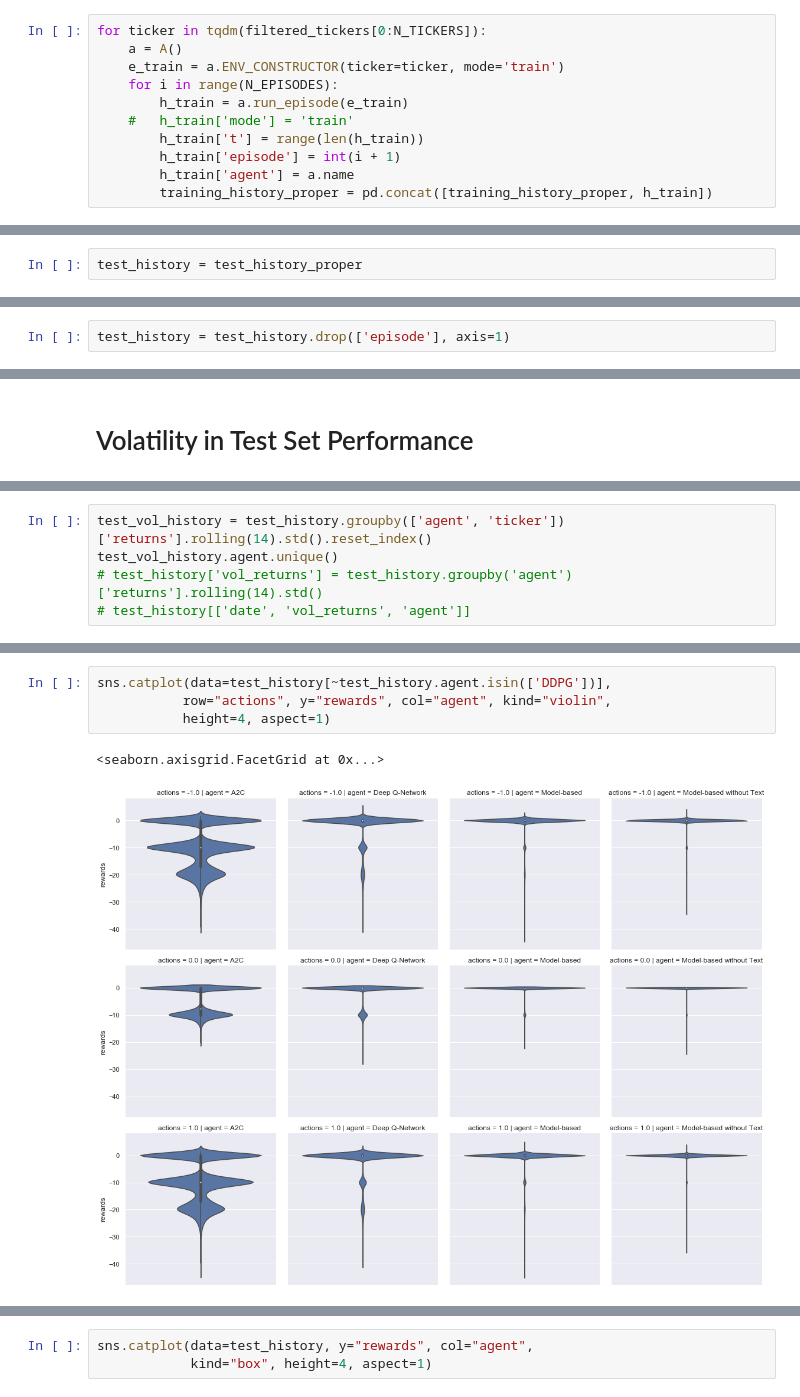
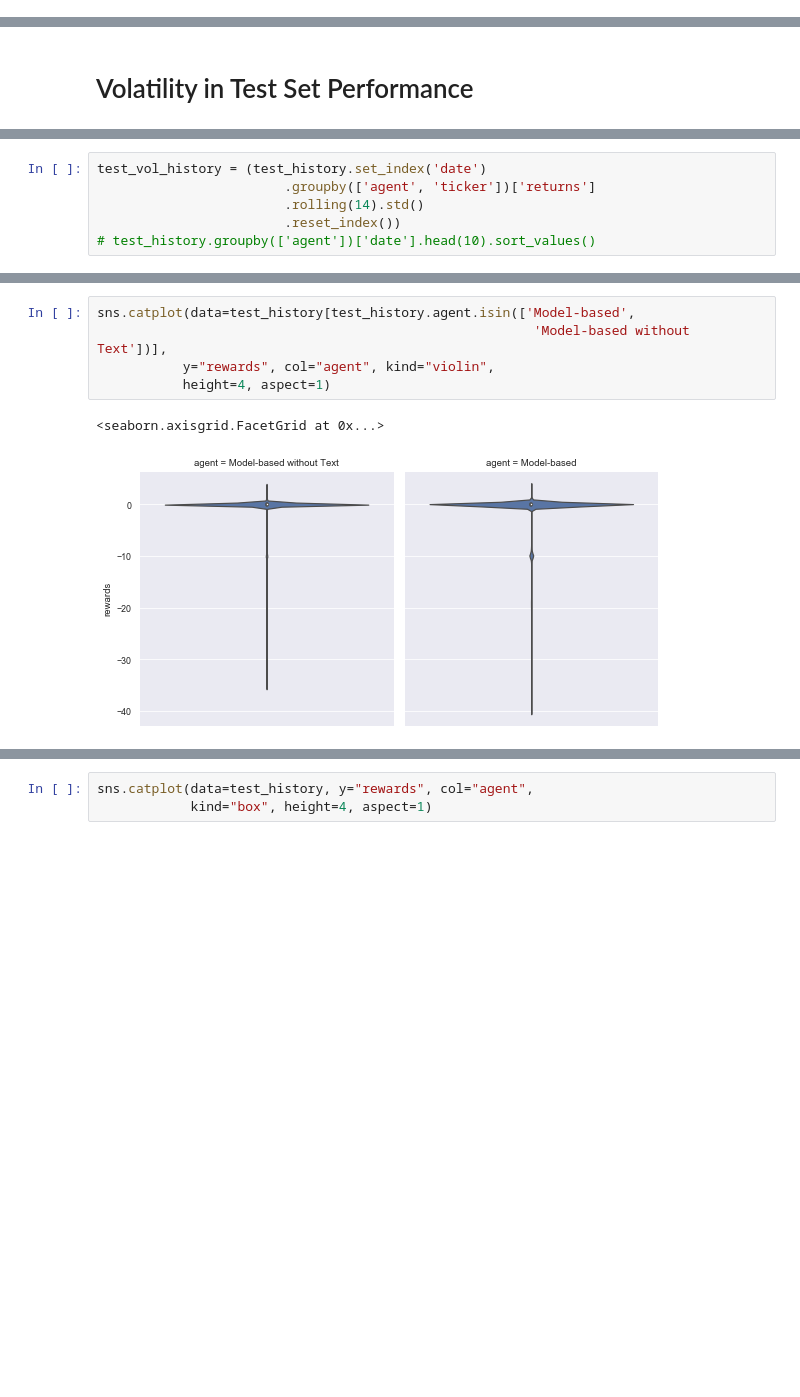
Before and after one commit to AaruranLog/rl-trading, a Jupyter notebook: experiments.ipynb, the cells around one changed output, grey strips where cells are left out. Drawn from its saved outputs; the diff is of its cells as text; blank space fills up the shorter version.

```diff
--- a/experiments.ipynb
+++ b/experiments.ipynb
@@ -112,11 +50,0 @@ training_history_proper = training_history[~(training_history.agent == 'Model-ba
-# %%
-for ticker in tqdm(filtered_tickers[0:N_TICKERS]):
-    a = A()
-    e_train = a.ENV_CONSTRUCTOR(ticker=ticker, mode='train')
-    for i in range(N_EPISODES):
-        h_train = a.run_episode(e_train)
-    #   h_train['mode'] = 'train'
-        h_train['t'] = range(len(h_train))
-        h_train['episode'] = int(i + 1)
-        h_train['agent'] = a.name
-        training_history_proper = pd.concat([training_history_proper, h_train])
@@ -266,5 +148,3 @@ for i, ticker in tqdm(enumerate(filtered_tickers)):
-# %%
-test_history = test_history_proper
 # %%
 sns.lineplot('date', 'returns', data=test_history[test_history['ticker'] == 'AAPL'],
             hue='agent')
@@ -274,2 +153,0 @@ sns.lineplot('date', 'returns', data=test_history[test_history['ticker'] == 'AAP
-# %%
-test_history = test_history.drop(['episode'], axis=1)
@@ -305,5 +211,6 @@ Index(['date', 'ticker', 'rewards', 'actions', 'returns', 'prices', 'mode',
 # %%
-test_vol_history = test_history.groupby(['agent', 'ticker'])['returns'].rolling(14).std().reset_index()
-test_vol_history.agent.unique()
-# test_history['vol_returns'] = test_history.groupby('agent')['returns'].rolling(14).std()
-# test_history[['date', 'vol_returns', 'agent']]
+test_vol_history = (test_history.set_index('date')
+                        .groupby(['agent', 'ticker'])['returns']
+                        .rolling(14).std()
+                        .reset_index())
+# test_history.groupby(['agent'])['date'].head(10).sort_values()
@@ -392,9 +376,10 @@ Model-based without Text  -1.0       1.665119
                            1.0       1.399679
 Name: returns, dtype: float64
 # %%
-sns.catplot(data=test_history[~test_history.agent.isin(['DDPG'])],
-           row="actions", y="rewards", col="agent", kind="violin",
+sns.catplot(data=test_history[test_history.agent.isin(['Model-based',
+                                                        'Model-based without Text'])],
+           y="rewards", col="agent", kind="violin",
            height=4, aspect=1)
 # %% [output]
 <seaborn.axisgrid.FacetGrid at 0x...>
-[figure, old version]
+[figure, new version]
```
Also changed, not shown: parts of 72 cells of this notebook, 17 other files.
